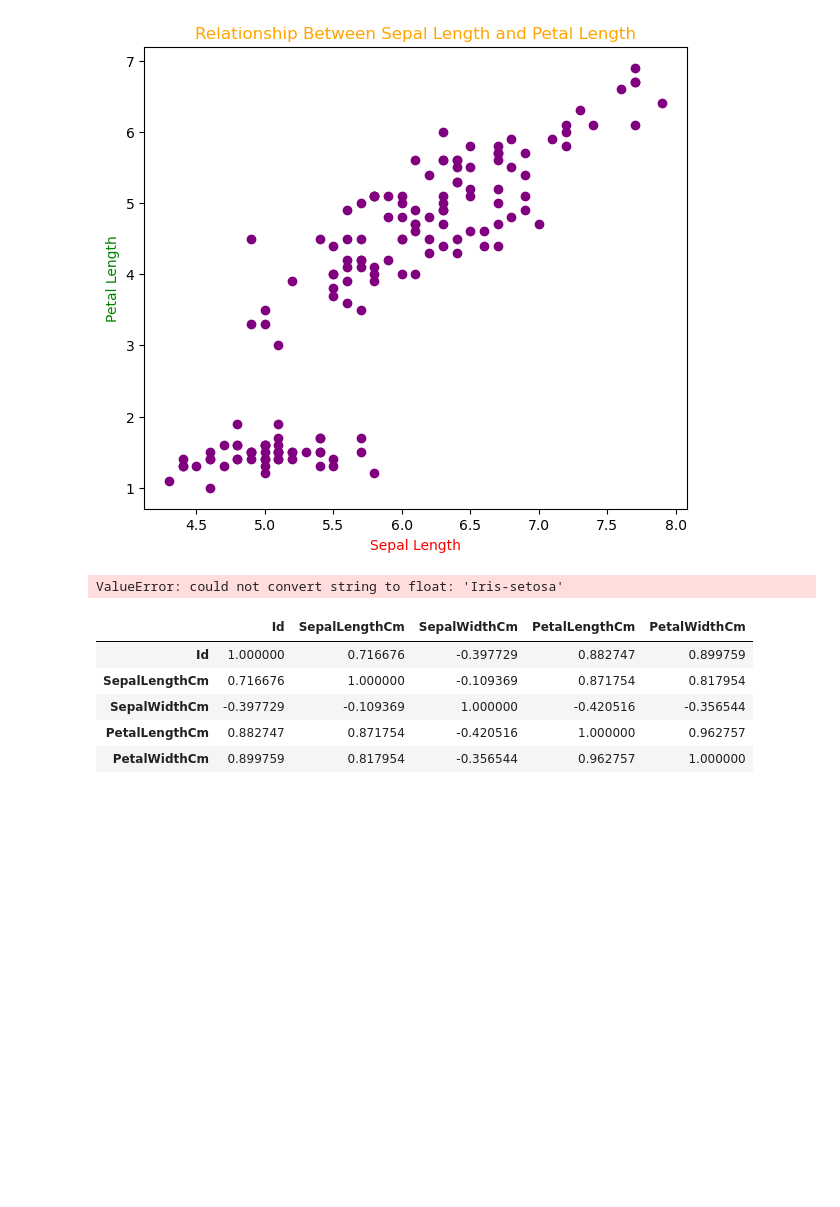
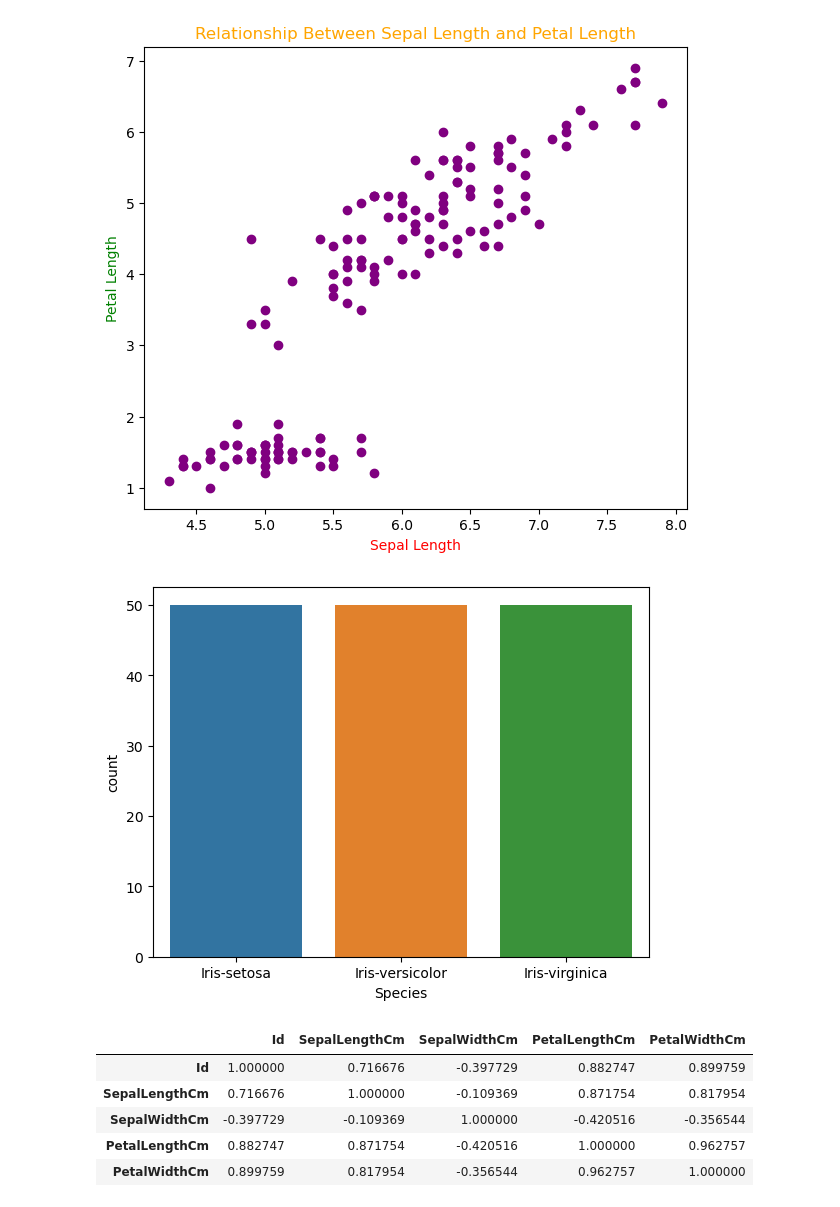
Before and after one commit to darisamanogna11/DataAnalyticsBasics, a Jupyter notebook: DA_basics.ipynb, the cells around one changed output. Cells and saved outputs as stored; diff of their text form; code cells hidden in the pictures; blank space fills up the shorter version.

```diff
--- a/DA_basics.ipynb
+++ b/DA_basics.ipynb
@@ -321,10 +313,16 @@ plt.ylabel('Petal Length',c="green")
 plt.show()
 # %% [output]
 [figure]
-# %%
-sns.countplot(iris_df['Species'])
-# %% [output]
-ValueError: could not convert string to float: 'Iris-setosa'
+# %%
+import pandas as pd
+import seaborn as sns
+import matplotlib.pyplot as plt
+
+# Assuming iris_df is your DataFrame with a 'Species' column
+ax = sns.countplot(x="Species", data=iris_df)
+plt.show()  # Don't forget to show the plot
+# %% [output]
+[figure, added]
 # %%
 iris_df.corr()
 # %% [output]
```
Also changed, not shown: parts of 2 cells of this notebook.
